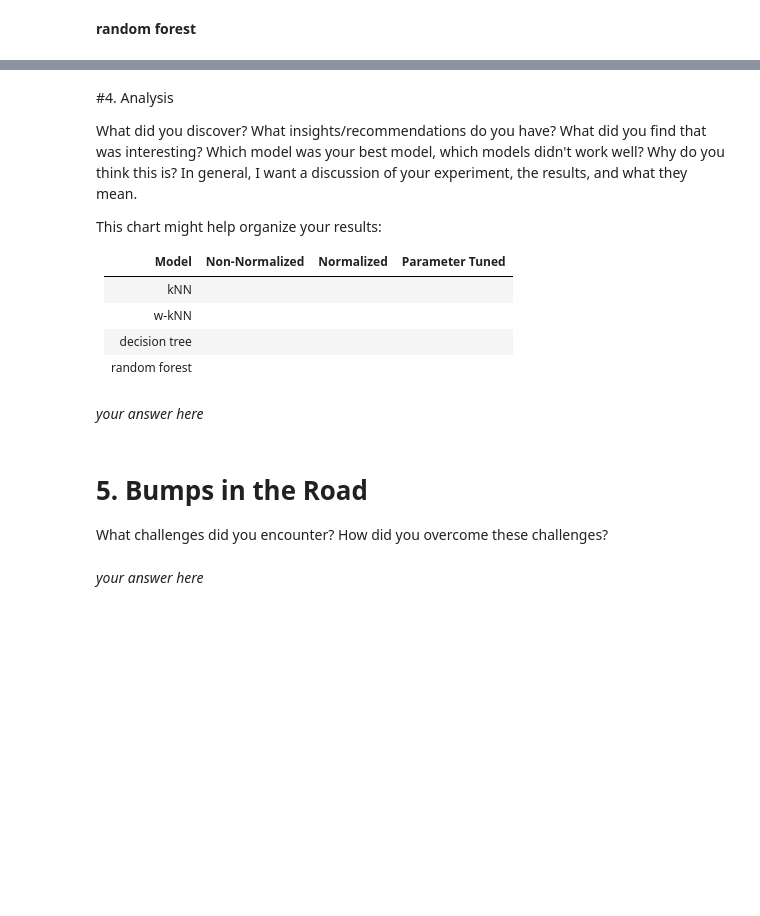
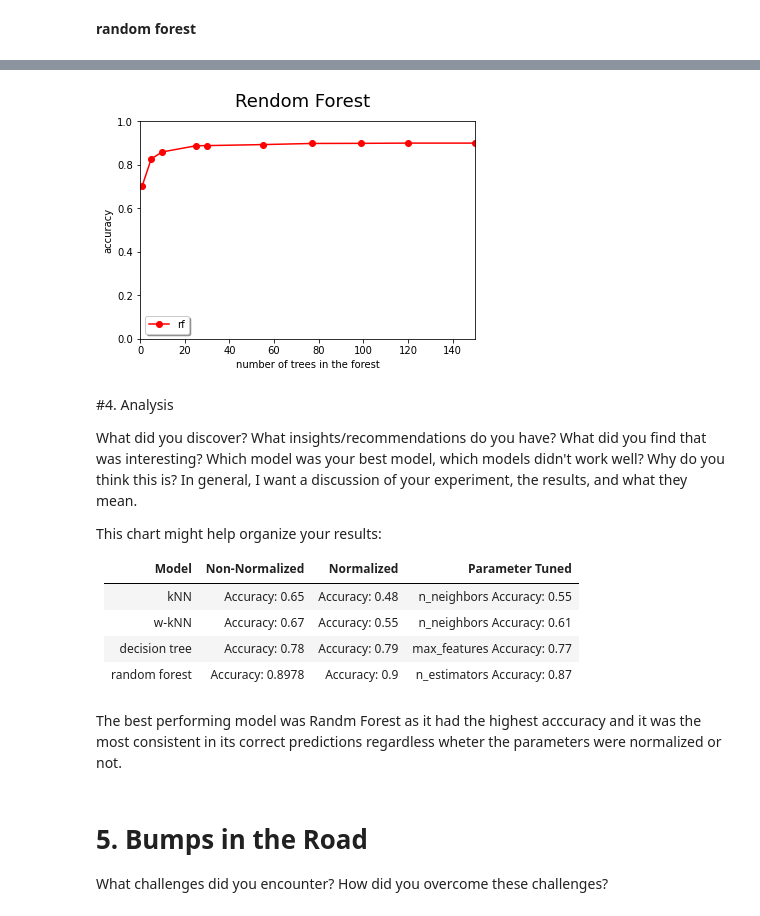
Before and after one commit to ZofiaLandowska/notes, a Jupyter notebook: project1_landowska.ipynb, the cells around one changed output, grey strips where cells are left out. Saved outputs shown, nothing was run; the diff lists cells and outputs as text; code cells hidden in the pictures; blank space fills up the shorter version.

```diff
--- a/project1_landowska.ipynb
+++ b/project1_landowska.ipynb
@@ -198,3 +281,25 @@ Accuracy: 0.8682191780821917
+# %%
+n_estimators_vals = [1,5,10, 25, 30, 55, 77, 99, 120, 150]
+rf_predictions = []
+
+for n in n_estimators_vals:
+    rf = ensemble.RandomForestClassifier(n_estimators=n)
+    rf.fit(train_data, train_sln)
+    predictions = rf.predict(test_data)
+    current_accuracy = metrics.accuracy_score(test_sln,predictions)
+    rf_predictions.append(current_accuracy)
+
+
+plt.suptitle('Rendom Forest',fontsize=18)
+plt.xlabel('number of trees in the forest')
+plt.ylabel('accuracy')
+plt.plot(n_estimators_vals,rf_predictions,'ro-',label='rf')
+plt.legend(loc='lower left', shadow=True)
+plt.axis([0,150,0,1])
+
+plt.show()
+# %% [output]
+[figure, added]
 # %% [markdown]
 #4. Analysis
 
@@ -204,14 +309,12 @@ This chart might help organize your results:
 
 | **Model**     | **Non-Normalized** | **Normalized** | **Parameter Tuned** |
 |---------------|--------------------|----------------|---------------------|
-| kNN           |                    |                |                     |
-| w-kNN         |                    |                |                     |
-| decision tree |                    |                |                     |
-| random forest |                    |                |                     |
+| kNN           |  Accuracy: 0.65    | Accuracy: 0.48 | n_neighbors Accuracy: 0.55|
+| w-kNN         |  Accuracy: 0.67    | Accuracy: 0.55 | n_neighbors Accuracy: 0.61|
+| decision tree |  Accuracy: 0.78    | Accuracy: 0.79 | max_features Accuracy: 0.77|
+| random forest |  Accuracy: 0.8978  | Accuracy: 0.9  | n_estimators Accuracy: 0.87|
-# %% [markdown]
-*your answer here*
+# %% [markdown]
+The best performing model was Randm Forest as it had the highest acccuracy and it was the most consistent in its correct predictions regardless wheter the parameters were normalized or not.
 # %% [markdown]
 # 5. Bumps in the Road
 What challenges did you encounter? How did you overcome these challenges?
-# %% [markdown]
-*your answer here*
```
Also changed, not shown: parts of 13 cells of this notebook.
